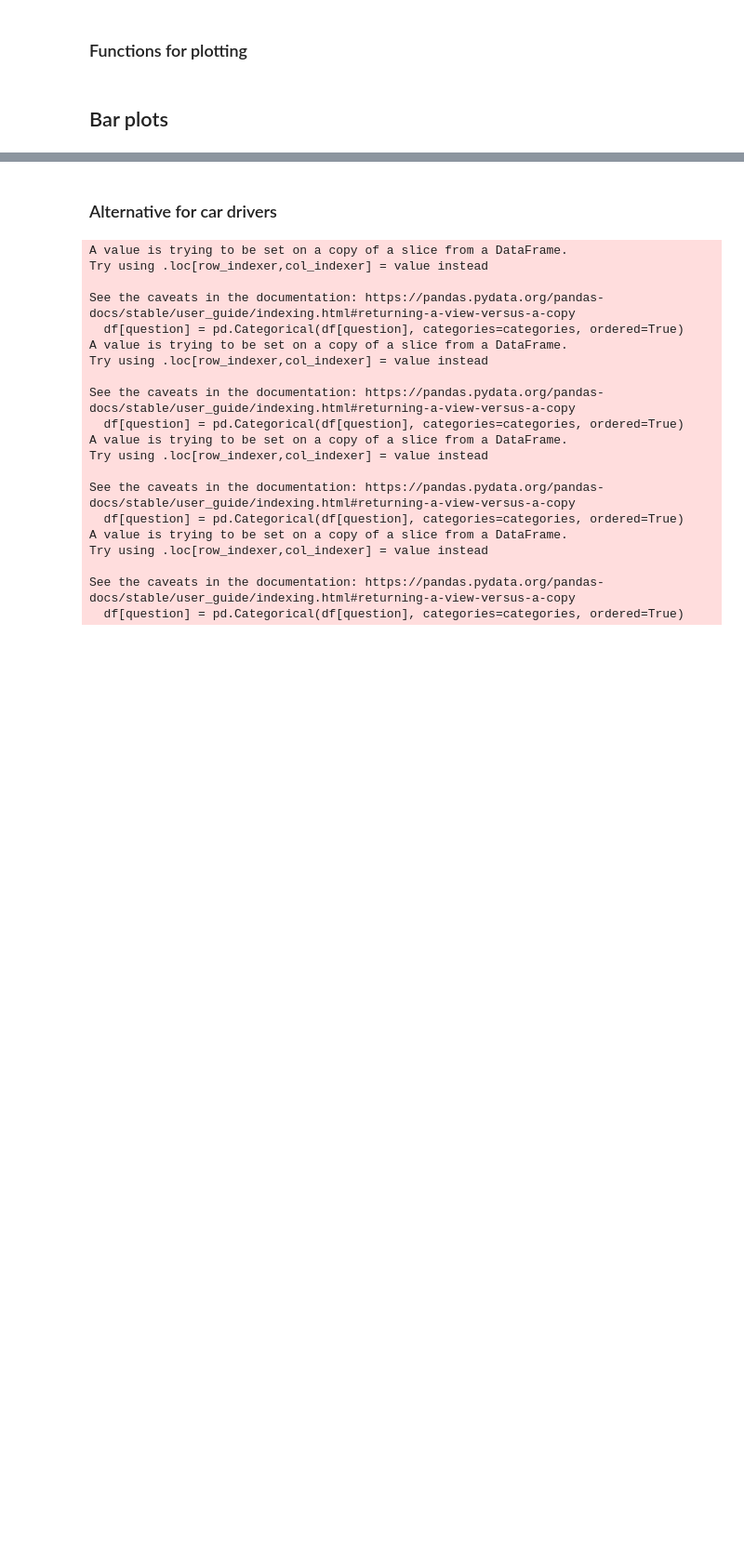
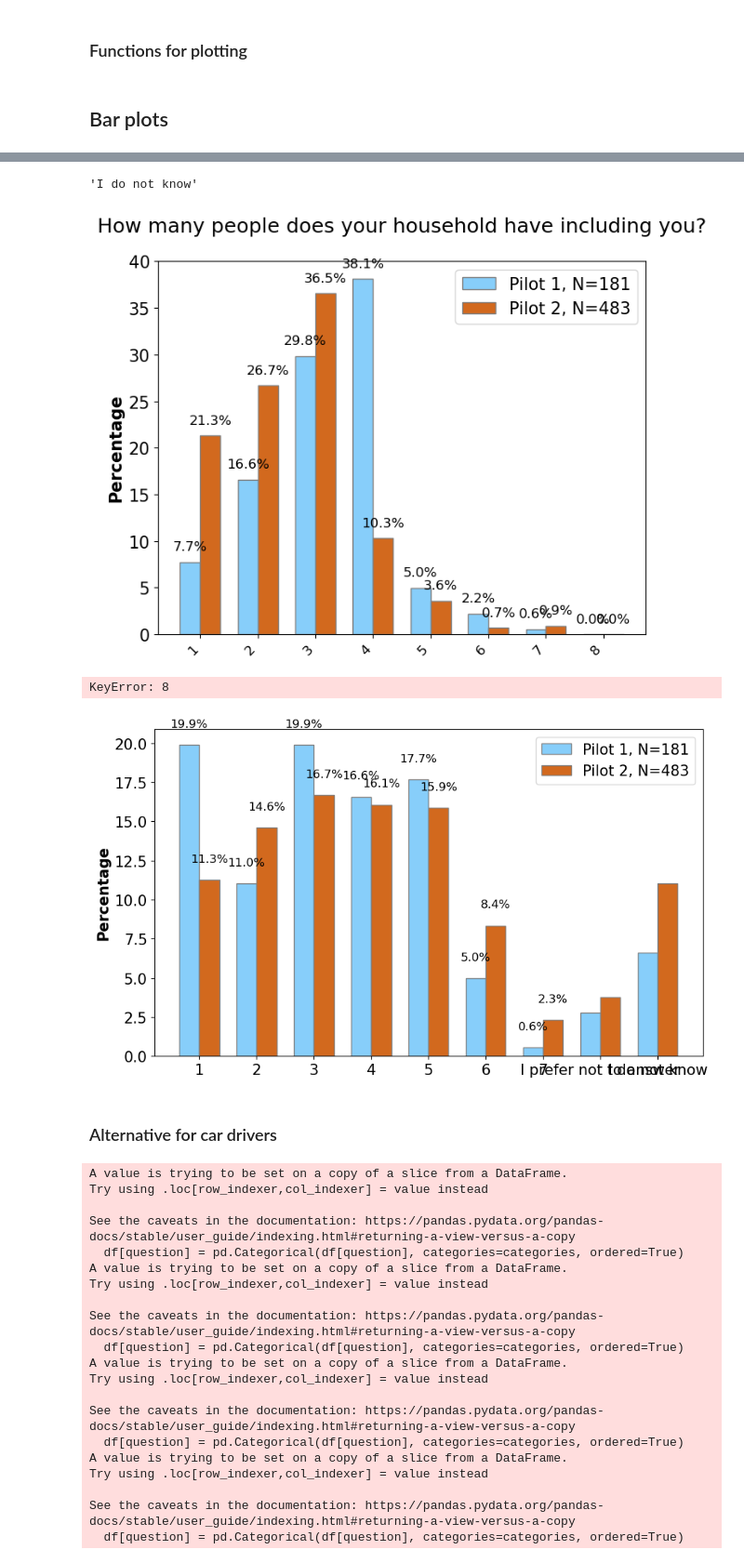
Before and after one commit to saraghivarello/APlanet, a Jupyter notebook: Joint_plots/Charts_joint.ipynb, the cells around one changed output, grey strips where cells are left out. Shown at 93% size. Saved outputs shown, nothing was run; the diff lists cells and outputs as text; code cells hidden in the pictures; blank space fills up the shorter version.

```diff
--- a/Joint_plots/Charts_joint.ipynb
+++ b/Joint_plots/Charts_joint.ipynb
@@ -186,3 +201,67 @@ for question, categories in questions.items():
+# %%
+combined_df['Pilot 1']
+#access last element of the list
+lo=[1,2,3,4,5,6,7,"I prefer not to answer","I do not know"]
+lo[-1]
+# %% [output]
+'I do not know'
+# %%
+for question, categories in questions1.items():
+    # Calculate percentage of responses for each dataframe
+    df1_percentage = calculate_percentage(df1, question, categories)
+    df2_percentage = calculate_percentage(df2, question, categories)
+
+    # Combine the percentages into a single DataFrame
+    combined_df = pd.DataFrame({'Pilot 1': df1_percentage, 'Pilot 2': df2_percentage}).fillna(0)
+
+    # Set the width of the bars
+    bar_width = 0.35
+
+    # Set the positions of the bars on the x-axis
+    r1 = np.arange(len(combined_df.index))
+    r2 = [x + bar_width for x in r1]
+
+    # Create the bar plot
+    # Adjust the size of the plot according to the number of xticks
+    plt.figure(figsize=(10, 6))
+    plt.bar(r1, combined_df['Pilot 1'], color='lightskyblue', width=bar_width, edgecolor='grey', label='Pilot 1, N=' + str(len(df1)))
+    plt.bar(r2, combined_df['Pilot 2'], color='chocolate', width=bar_width, edgecolor='grey', label='Pilot 2, N=' + str(len(df2)))
+
+    # Add labels
+    plt.ylabel('Percentage', fontweight='bold', fontsize=15)
+    plt.xticks([r + bar_width/2 for r in range(len(combined_df.index))], combined_df.index, fontsize=15)
+    plt.yticks(fontsize=15)
+
+    # Add legend
+    plt.legend(fontsize=15)
+    # Add percentage labels on top of the bars
+    for i in range(len(r1)):
+        plt.text(r1[i], combined_df['Pilot 1'].loc[i+1] + 1, f'{combined_df["Pilot 1"].loc[i+1]:.1f}%', ha='center', va='bottom', fontsize=12)
+        plt.text(r2[i], combined_df['Pilot 2'].loc[i+1] + 1, f'{combined_df["Pilot 2"].loc[i+1]:.1f}%', ha='center', va='bottom', fontsize=12)
+
+    wrapped_labels = wrap_labels(combined_df.index)
+    plt.xticks([r + bar_width/2 for r in range(len(combined_df.index))], wrapped_labels, fontsize=12)
+
+    # Adjust the size of xticks to avoid overlap
+    if len(combined_df.index) > 3:
+        plt.xticks(rotation=45, ha='right')
+        plt.gcf().set_size_inches(len(combined_df.index) * 0.5 + 5, 6)
+
+    plt.gcf().set_size_inches(len(combined_df.index) * bar_width + 5, 6)
+    #plt.xticks(rotation=0)
+
+    #plt.ylim(0, 100)
+    # Replace slashes with underscores in the filename
+
+    plt.title(wrap_title(question + '\n'), fontsize=18)
+
+    filename = question.replace('/', '_')
+    #plt.savefig(f"/home/sara/Documents/APlanet/Joint_plots/Figures/{filename}.pdf", bbox_inches='tight')
+    plt.show()
+# %% [output]
+[figure, added]
+KeyError: 8
+[figure, added]
 # %% [markdown]
 ### Alternative for car drivers
 # %%
```
Also changed, not shown: parts of 6 cells of this notebook.
